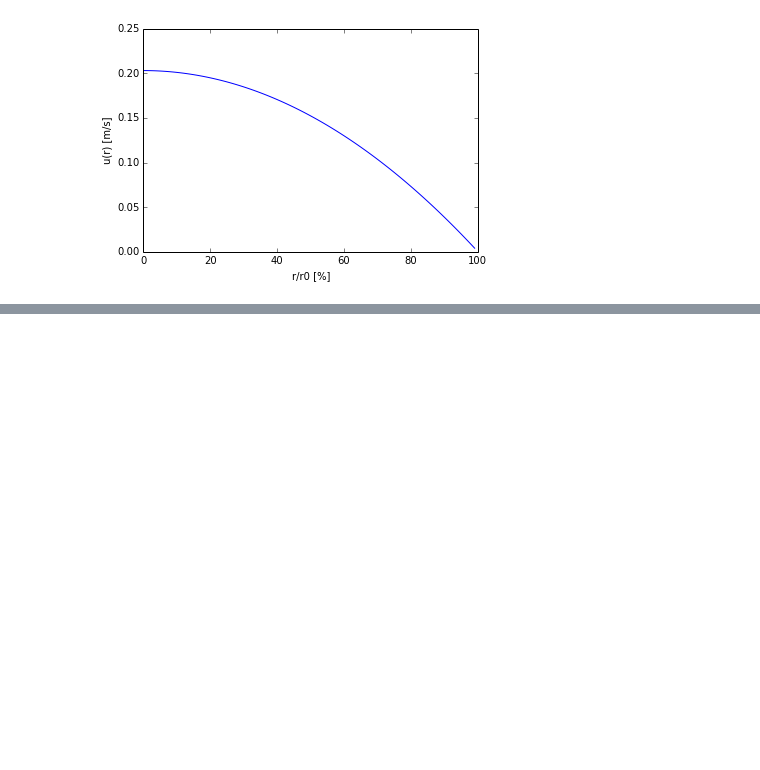
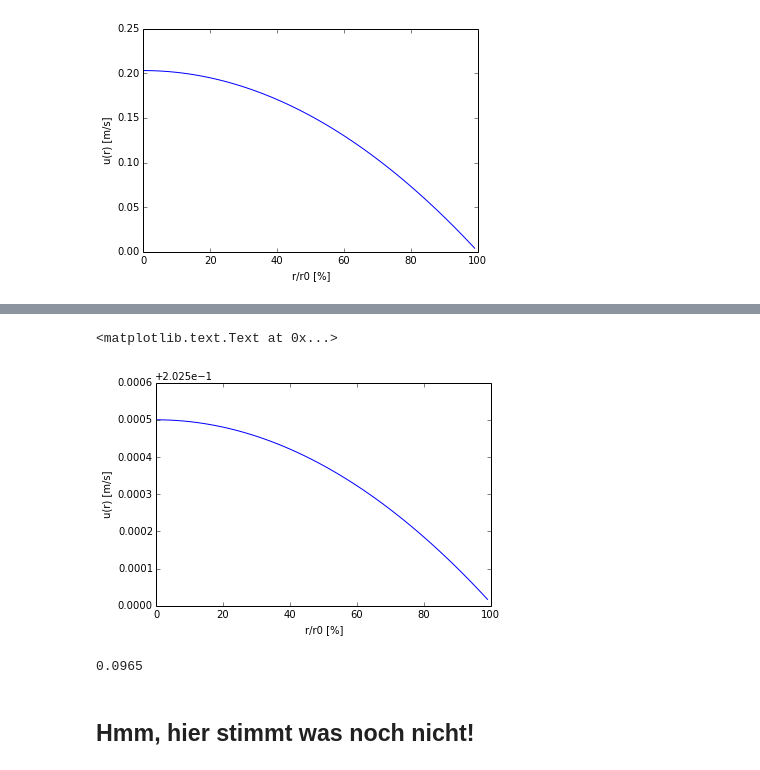
Before and after one commit to cojacoo/caos_py, a Jupyter notebook: MM_hagen_poisseuille.ipynb, the cells around one changed output, grey strips where cells are left out. Drawn from its saved outputs; the diff is of its cells as text; code cells hidden in the pictures; blank space fills up the shorter version.

```diff
--- a/MM_hagen_poisseuille.ipynb
+++ b/MM_hagen_poisseuille.ipynb
@@ -73,0 +95,18 @@ xlabel('r/r0 [%]')
+# %%
+def ur_pois_slip(r,umax,r0,ubond):
+    rbond = r0*(umax/ubond - 1)
+    return umax*(1-(r/(r0+rbond))**2)
+# %%
+u_bond=0.01
+plot(ur_pois_slip(np.arange(100)/100.*d_mac*0.5,u_max,d_mac*0.5,u_bond))
+ylabel('u(r) [m/s]')
+xlabel('r/r0 [%]')
+# %% [output]
+<matplotlib.text.Text at 0x...>
+[figure, added]
+# %%
+d_mac*0.5*(u_max/u_bond - 1)
+# %% [output]
+0.0965
+# %% [markdown]
+## Hmm, hier stimmt was noch nicht!
```
Also changed, not shown: parts of 3 cells of this notebook.
